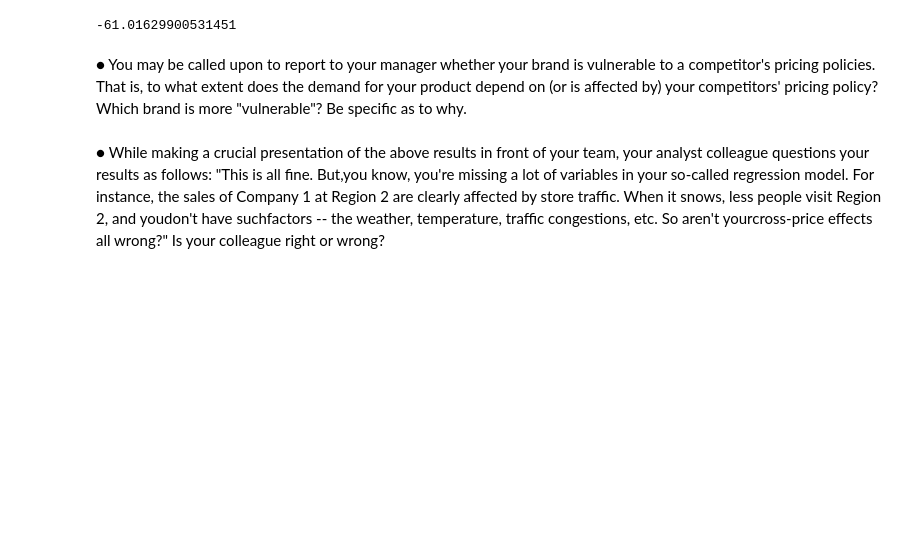
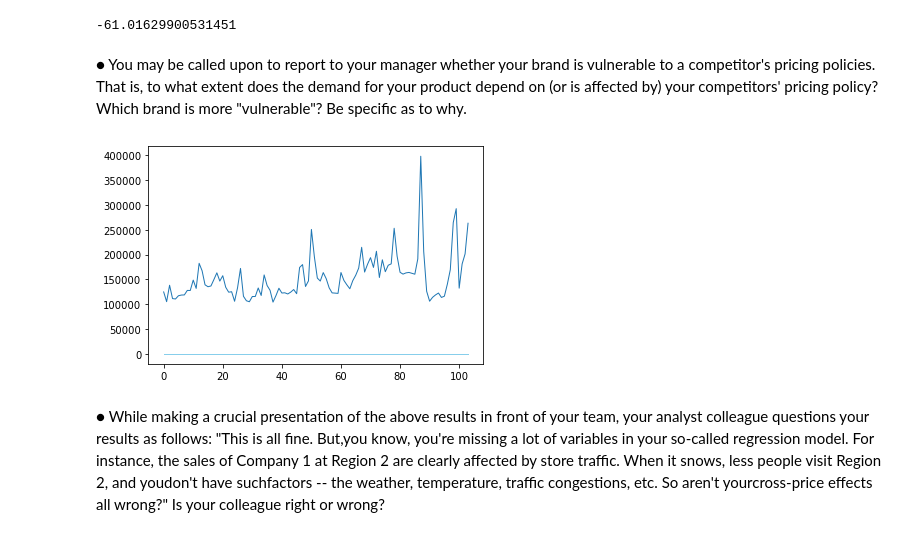
Before and after one commit to hinojosaad/Damavis-Challenge, a Jupyter notebook: Damavis Data Science Challenge Ex 2.ipynb, the cells around one changed output. Cells and saved outputs as stored; diff of their text form; code cells hidden in the pictures; blank space fills up the shorter version.

```diff
--- a/Damavis Data Science Challenge Ex 2.ipynb
+++ b/Damavis Data Science Challenge Ex 2.ipynb
@@ -461,6 +439,16 @@ The assumption $P = AQ^{1/K}$ is equivalent to $Q=\left(\frac{P}{A}\right)^k $.
 -61.01629900531451
 # %% [markdown]
 ● You may be called upon to report to your manager whether your brand is vulnerable to a competitor's pricing policies. That is, to what extent does the demand for your product depend on (or is affected by) your competitors' pricing policy? Which brand is more "vulnerable"? Be specific as to why.
+# %%
+plt.plot(R1_C1["Sales_U"],label="Sales Company 1",linewidth=1)
+
+
+plt.show()
+
+plt.plot(R1_C2["Price_USD"],label="Prices Company 2", linewidth=1,color = 'skyblue')
+plt.
+# %% [output]
+[figure, added]
 # %% [markdown]
 ● While making a crucial presentation of the above results in front of your team, your analyst colleague questions your results as follows: "This is all fine. But,you know, you're missing a lot of variables in your so-called regression model. For instance, the sales of Company 1 at Region 2 are clearly affected by store traffic. When it snows, less people visit Region 2, and youdon't have suchfactors -- the weather, temperature, traffic congestions, etc. So aren't yourcross-price effects all wrong?" Is your colleague right or wrong?
 # %%
```
Also changed, not shown: parts of 7 cells of this notebook.
